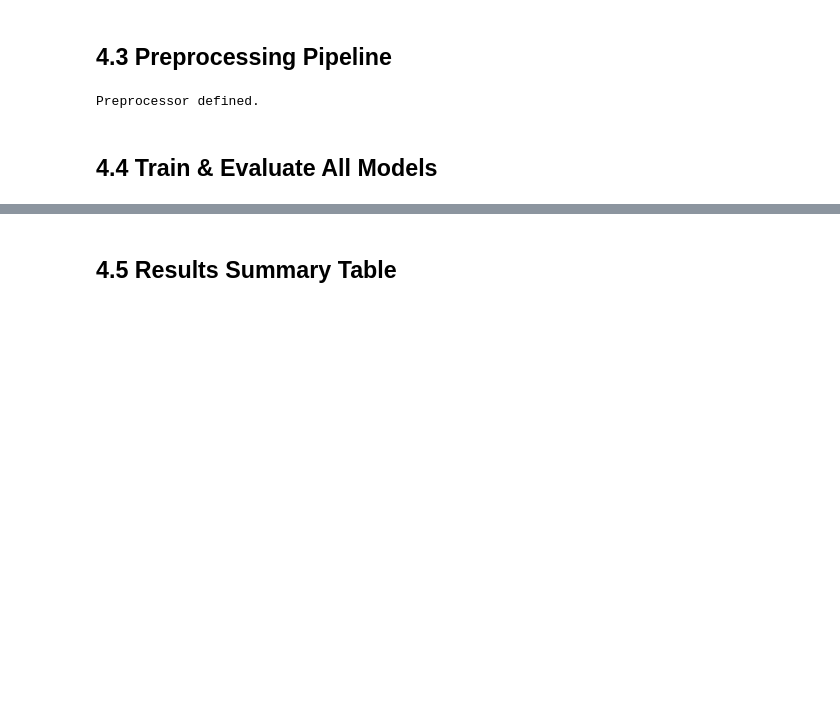
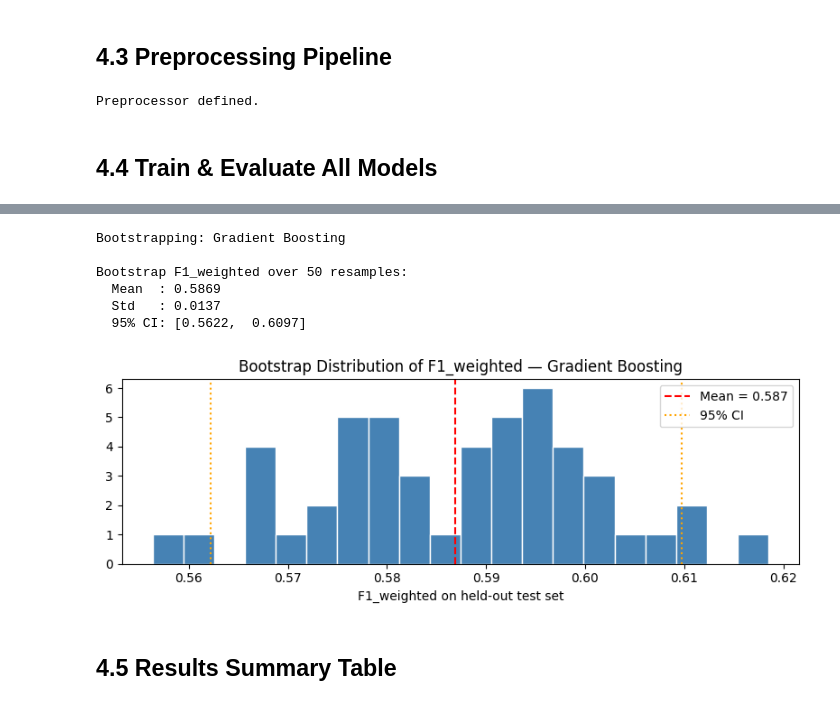
Before and after one commit to selfede/ai_final_proj, a Jupyter notebook: notebooks/04_modeling_disaster_level.ipynb, the cells around one changed output, grey strips where cells are left out. Saved outputs shown, nothing was run; the diff lists cells and outputs as text; code cells hidden in the pictures; blank space fills up the shorter version.

```diff
--- a/notebooks/04_modeling_disaster_level.ipynb
+++ b/notebooks/04_modeling_disaster_level.ipynb
@@ -119,3 +205,49 @@ for name, model in models.items():
+# %%
+N_BOOTSTRAP = 50
+rng = np.random.default_rng(42)
+bootstrap_f1 = []
+
+# Use whichever model currently has the best F1 (tuned if available, otherwise default GB)
+best_name_boot = max(results_disaster, key=lambda k: results_disaster[k]['F1_weighted'])
+best_pipe = results_disaster[best_name_boot]['pipeline']
+print(f'Bootstrapping: {best_name_boot}')
+
+for _ in range(N_BOOTSTRAP):
+    idx = rng.choice(len(X_train), size=len(X_train), replace=True)
+    X_boot = X_train.iloc[idx]
+    y_boot = y_train.iloc[idx]
+    pipe_boot = clone(best_pipe)
+    pipe_boot.fit(X_boot, y_boot)
+    preds_boot = pipe_boot.predict(X_test)
+    bootstrap_f1.append(f1_score(y_test, preds_boot, average='weighted', zero_division=0))
+
+bootstrap_f1 = np.array(bootstrap_f1)
+print(f'\nBootstrap F1_weighted over {N_BOOTSTRAP} resamples:')
+print(f'  Mean  : {bootstrap_f1.mean():.4f}')
+print(f'  Std   : {bootstrap_f1.std():.4f}')
+print(f'  95% CI: [{np.percentile(bootstrap_f1, 2.5):.4f},  {np.percentile(bootstrap_f1, 97.5):.4f}]')
+
+plt.figure(figsize=(8, 3))
+plt.hist(bootstrap_f1, bins=20, color='steelblue', edgecolor='white')
+plt.axvline(bootstrap_f1.mean(), color='red',    linestyle='--',
+            label=f'Mean = {bootstrap_f1.mean():.3f}')
+plt.axvline(np.percentile(bootstrap_f1, 2.5),  color='orange', linestyle=':',
+            label='95% CI')
+plt.axvline(np.percentile(bootstrap_f1, 97.5), color='orange', linestyle=':')
+plt.title(f'Bootstrap Distribution of F1_weighted — {best_name_boot}')
+plt.xlabel('F1_weighted on held-out test set')
+plt.legend()
+plt.tight_layout()
+plt.savefig('../data/processed/bootstrap_f1_disaster.png', dpi=150)
+plt.show()
+# %% [output]
+Bootstrapping: Gradient Boosting
+
+Bootstrap F1_weighted over 50 resamples:
+  Mean  : 0.5869
+  Std   : 0.0137
+  95% CI: [0.5622,  0.6097]
+[figure, added]
 # %% [markdown]
 ## 4.5 Results Summary Table
 # %%
```
Also changed, not shown: parts of 9 cells of this notebook, 3 other files.
